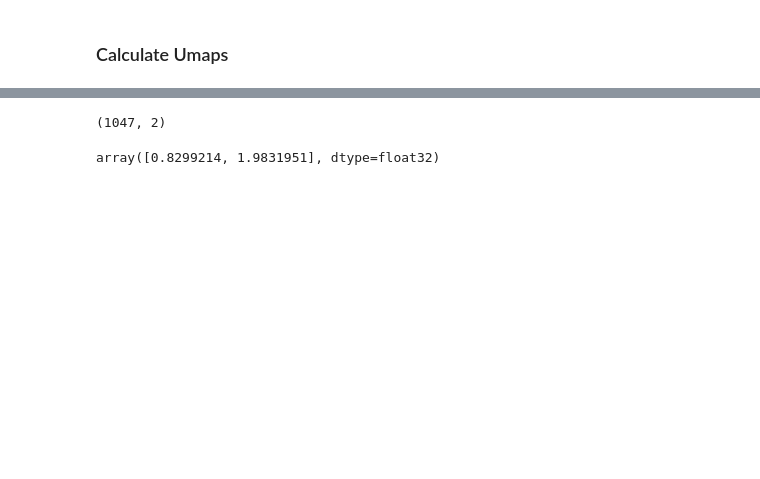
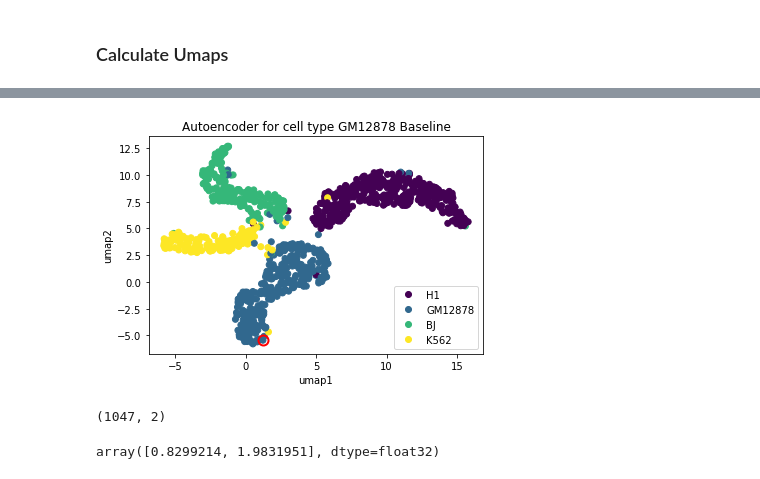
Before and after one commit to nihalnayak/bug-free-winner, a Jupyter notebook: Interpretation_Plots/interp_auto.ipynb, the cells around one changed output, grey strips where cells are left out. Saved outputs shown, nothing was run; the diff lists cells and outputs as text; code cells hidden in the pictures; blank space fills up the shorter version.

```diff
--- a/Interpretation_Plots/interp_auto.ipynb
+++ b/Interpretation_Plots/interp_auto.ipynb
@@ -16,0 +23,2 @@ adata=adata.T
+# %%
+pred2=torch.load("pred2.pt", map_location=torch.device('cpu'))
@@ -16,0 +35,2 @@ adata=adata.T
+# %%
+pred2=anndata.AnnData(pred2['train'].numpy())
@@ -75,3 +206,6 @@ adata.obs
 | AAGCCTGGGGGC | 1 |
 | CAGCTGGTGATG | 1 |
 1047 rows × 1 columns
+# %%
+pred2.obs['cell_type']=np.asanyarray(anno)
+pred2.obsm['cell_type']=np.asanyarray(anno)
@@ -117,3 +323,18 @@ plt.show()
+# %%
+CELL=0
+# %%
+labels=anno
+x=plt.scatter(pred2.obsm['X_umap'][:,0],pred2.obsm['X_umap'][:,1],c=labels)
+plt.plot(pred2.obsm['X_umap'][:,0][CELL],pred2.obsm['X_umap'][:,1][CELL], 'o',
+   ms=10, mec="red", mfc='none', mew=2)
+plt.title("Autoencoder for cell type GM12878 Baseline")
+plt.xlabel("umap1")
+plt.ylabel("umap2")
+classes = ["H1", "GM12878", "BJ", "K562"]
+plt.legend(handles=x.legend_elements()[0],labels=classes)
+plt.show()
+# %% [output]
+[figure, added]
 # %%
 #sc.pl.umap(adata, color='CST3',  title="UMAP")
 # %%
```
Also changed, not shown: parts of 53 cells of this notebook, 6 other files.
